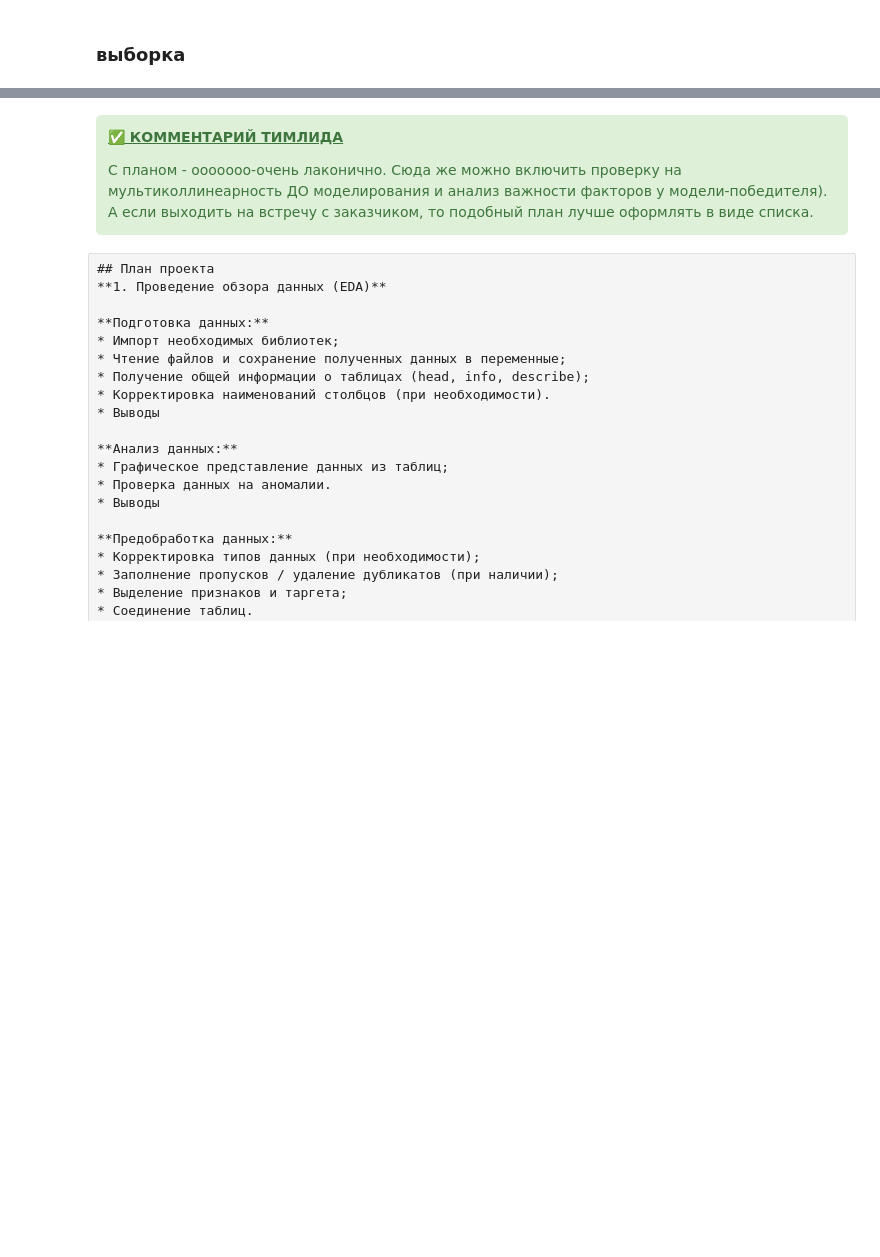
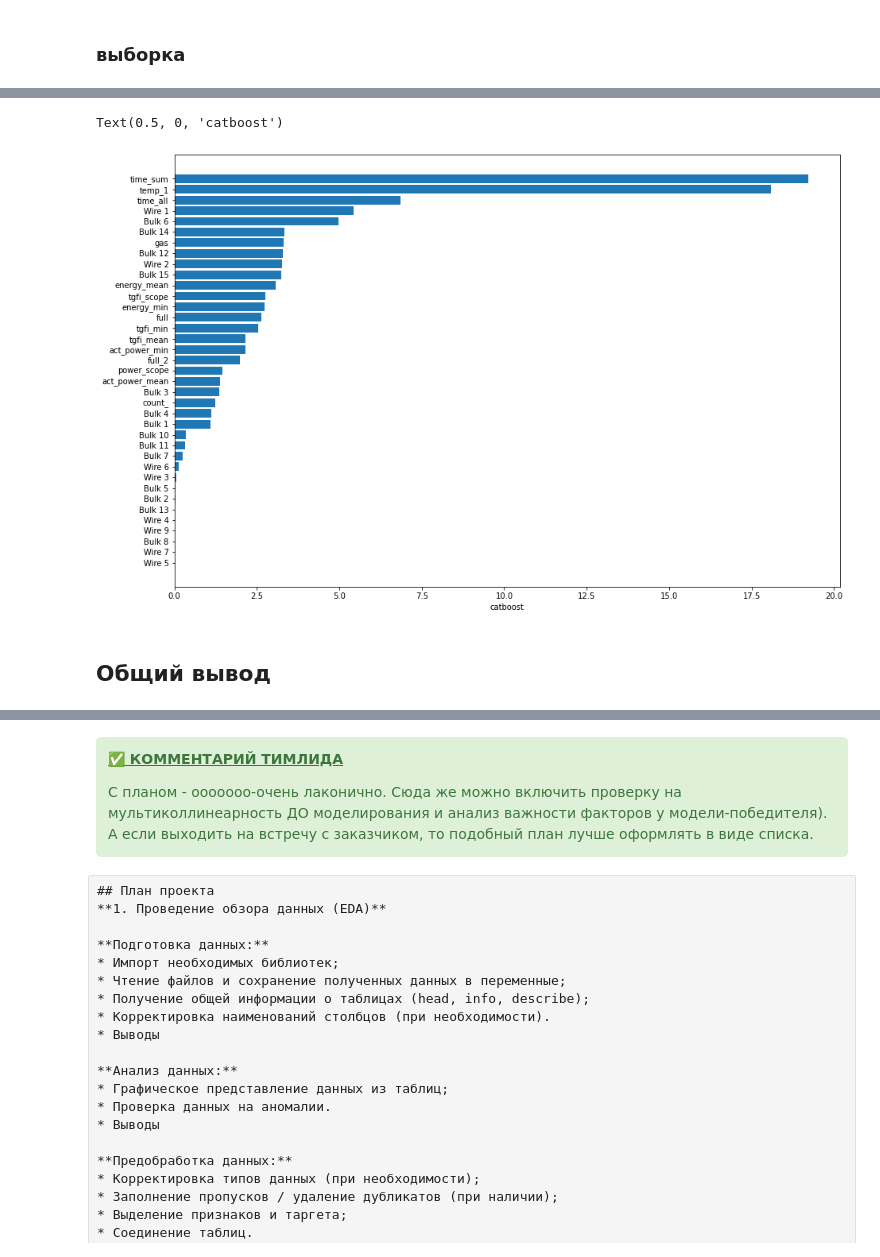
Before and after one commit to ellyalalala/IndustrySteelTemperature, a Jupyter notebook: IndustrySteelTemperature.ipynb, the cells around one changed output, grey strips where cells are left out. Saved outputs shown, nothing was run; the diff lists cells and outputs as text; code cells hidden in the pictures; blank space fills up the shorter version.

```diff
--- a/IndustrySteelTemperature.ipynb
+++ b/IndustrySteelTemperature.ipynb
@@ -751,10 +964,10 @@ ax = sns.heatmap(
 # %% [markdown]
 ### выборка
 # %%
-features = data.drop(['Температура'],axis=1)
-target = data['Температура']
+features = data.drop(['temp', 'Wire 5'],axis=1)
+target = data['temp']
 features_train, features_test, target_train, target_test= train_test_split(
-features, target, test_size=0.25,shuffle=True, random_state=220523)
+features, target, test_size=0.25,shuffle=True, random_state=22052023)
 # %%
 features_train.shape, features_test.shape
 # %% [output]
@@ -762,6 +975,6 @@ features_train.shape, features_test.shape
 # %%
 numeric = data.columns.tolist()
-numeric = [i for i in numeric if i not in ("Температура")]
+numeric = [i for i in numeric if i not in ("temp")]
 scaler = MinMaxScaler()
 scaler.fit(features_train[numeric])
 features_train[numeric] = scaler.transform(features_train[numeric])
@@ -786,0 +1079,19 @@ ValueError: could not convert string to float: '2019-08-10 23:31:17'
+# %%
+%%time
+
+regressor = CatBoostRegressor(verbose=False, random_state=22052023)
+print('# Train for mean_absolute_error')
+print()
+cv_MAE_CBR = (cross_val_score(regressor,
+                             features_train,
+                             target_train,
+                             cv=5,
+                             scoring='neg_mean_absolute_error').mean() * -1)
+print('Mean MAE from CV of CatBoostRegressor =', cv_MAE_CBR)
+print()
+print("Best parameters set found on development set:")
+print()
+best_params_CBR = CatBoostRegressor(verbose=False,
+                                    random_state=22052023).fit(features_train,
+                                        target_train).get_all_params()
+best_params_CBR
@@ -786,0 +1151,9 @@ ValueError: could not convert string to float: '2019-08-10 23:31:17'
+# %%
+%%time
+
+model = CatBoostRegressor(verbose=False)
+model.set_params(**best_params_CBR)
+model.fit(features_train, target_train)
+predict = model.predict(features_test)
+test_MAE_CBR = mean_absolute_error(predict, target_test)
+print('MAE on test of CatBoostRegressor =', test_MAE_CBR)
@@ -786,0 +1179,10 @@ ValueError: could not convert string to float: '2019-08-10 23:31:17'
+# %%
+fig, ax = plt.subplots(figsize=(15,10))
+sorted_idx = model.feature_importances_.argsort()
+plt.barh(features_test.columns.values[sorted_idx], model.feature_importances_[sorted_idx])
+plt.xlabel("catboost")
+# %% [output]
+Text(0.5, 0, 'catboost')
+[figure, added]
+# %% [markdown]
+## Общий вывод
```
Also changed, not shown: parts of 75 cells of this notebook, 1 other file.
